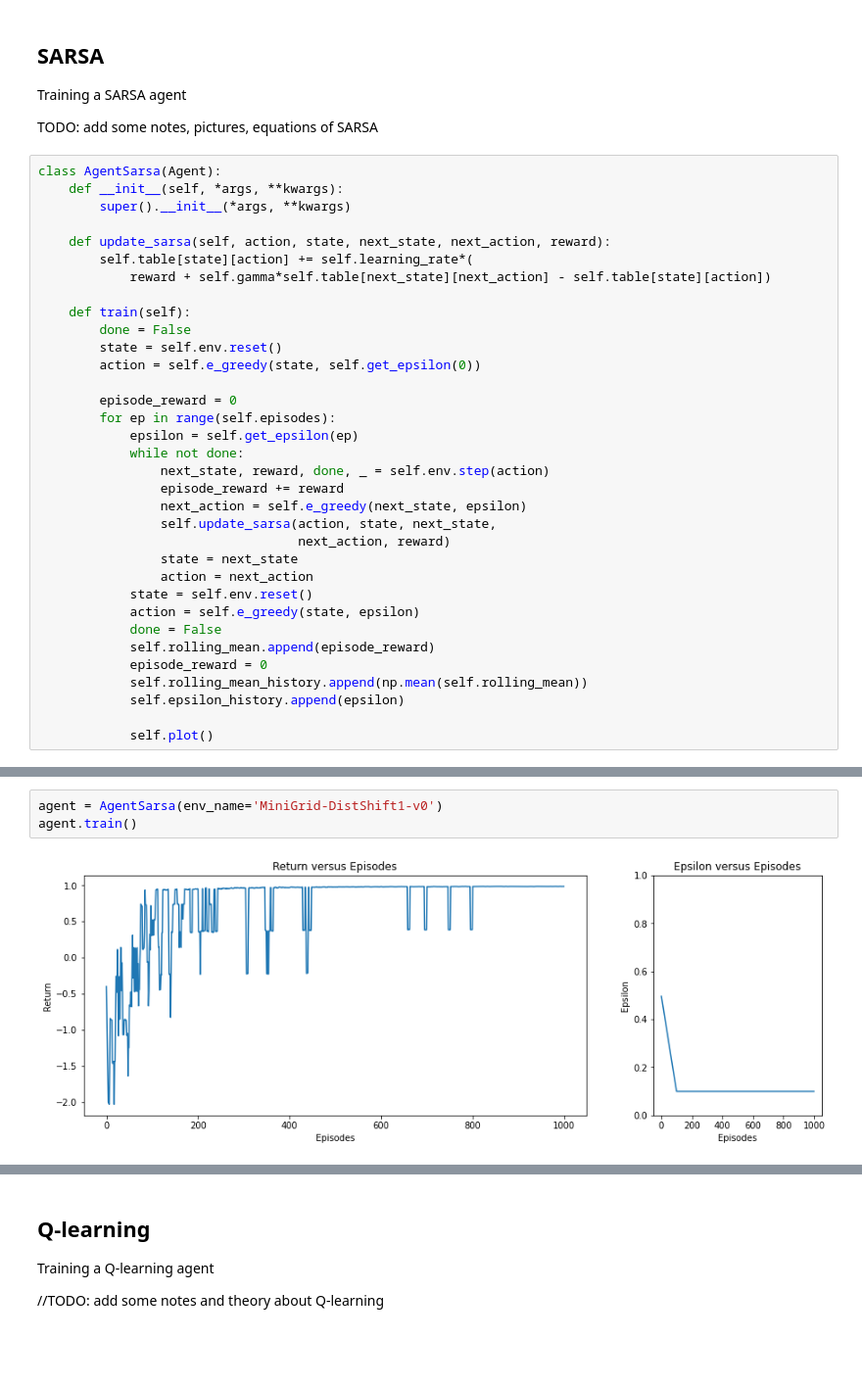
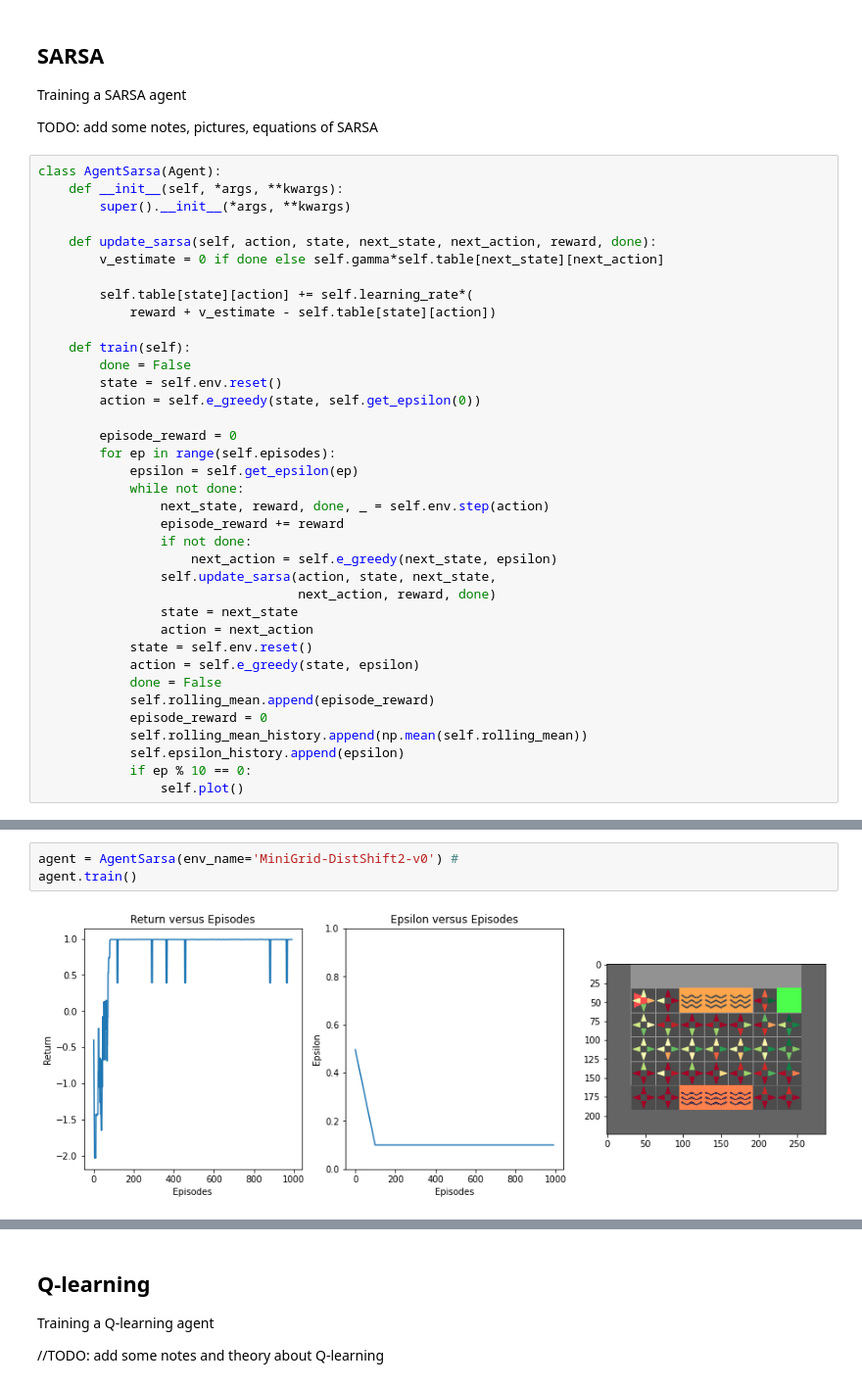
Before and after one commit to ByteFuse/indabax-2021, a Jupyter notebook: rl.ipynb, the cells around one changed output, grey strips where cells are left out. Shown at 98% size. Cells and saved outputs as stored; diff of their text form; blank space fills up the shorter version.

```diff
--- a/rl.ipynb
+++ b/rl.ipynb
@@ -324,9 +271,11 @@ class AgentSarsa(Agent):
     def __init__(self, *args, **kwargs):
         super().__init__(*args, **kwargs)
 
-    def update_sarsa(self, action, state, next_state, next_action, reward):
+    def update_sarsa(self, action, state, next_state, next_action, reward, done):
+        v_estimate = 0 if done else self.gamma*self.table[next_state][next_action]
+
         self.table[state][action] += self.learning_rate*(
-            reward + self.gamma*self.table[next_state][next_action] - self.table[state][action])
+            reward + v_estimate - self.table[state][action])
 
     def train(self):
         done = False
@@ -339,9 +288,10 @@ class AgentSarsa(Agent):
             while not done:
                 next_state, reward, done, _ = self.env.step(action)
                 episode_reward += reward
-                next_action = self.e_greedy(next_state, epsilon)
+                if not done:
+                    next_action = self.e_greedy(next_state, epsilon)
                 self.update_sarsa(action, state, next_state,
-                                  next_action, reward)
+                                  next_action, reward, done)
                 state = next_state
                 action = next_action
             state = self.env.reset()
@@ -351,5 +301,5 @@ class AgentSarsa(Agent):
             episode_reward = 0
             self.rolling_mean_history.append(np.mean(self.rolling_mean))
             self.epsilon_history.append(epsilon)
-
-            self.plot()
+            if ep % 10 == 0:
+                self.plot()
@@ -356,5 +351,5 @@ class AgentSarsa(Agent):
 # %%
-agent = AgentSarsa(env_name='MiniGrid-DistShift1-v0')
+agent = AgentSarsa(env_name='MiniGrid-DistShift2-v0') #
 agent.train()
 # %% [output]
-[figure, old version]
+[figure, new version]
```
Also changed, not shown: parts of 14 cells of this notebook.
